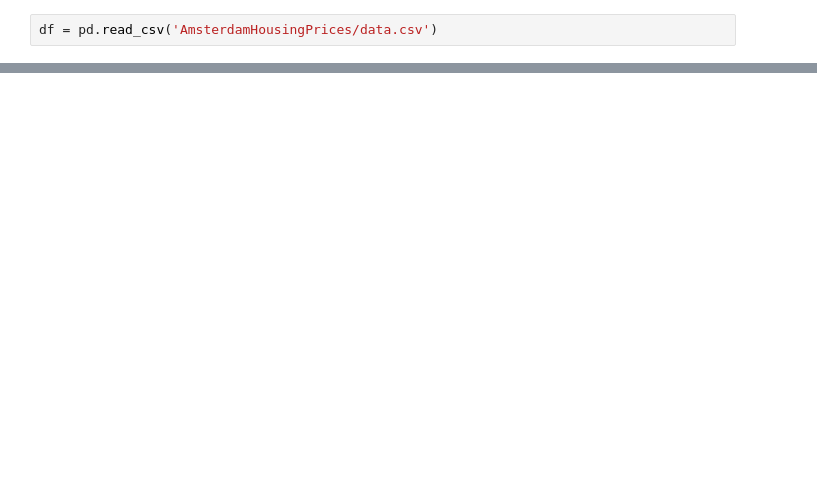
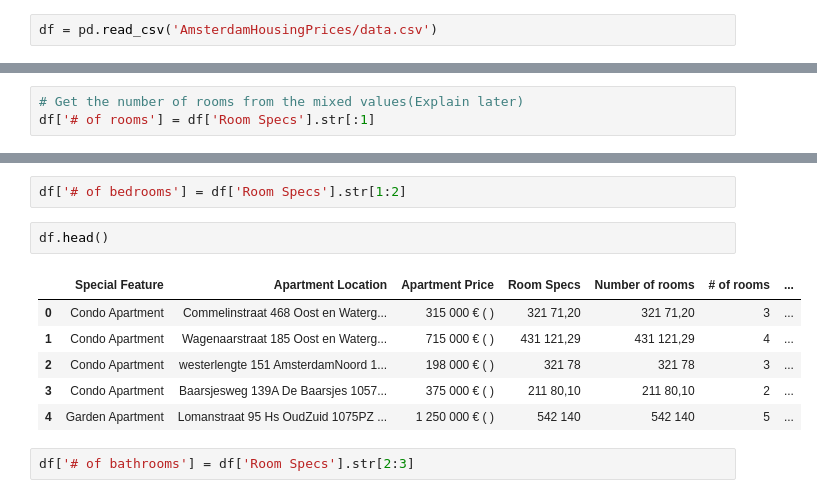
Before and after one commit to Ridge2/Data-Visualization, a Jupyter notebook: AmsterdamHousingData.ipynb, the cells around one changed output, grey strips where cells are left out. Saved outputs shown, nothing was run; the diff lists cells and outputs as text; blank space fills up the shorter version.

```diff
--- a/AmsterdamHousingData.ipynb
+++ b/AmsterdamHousingData.ipynb
@@ -54,0 +56,3 @@ df.head()
+# %%
+# Get the number of rooms from the mixed values(Explain later)
+df['# of rooms'] = df['Room Specs'].str[:1]
@@ -54,0 +68,13 @@ df.head()
+# %%
+df['# of bedrooms'] = df['Room Specs'].str[1:2]
+# %%
+df.head()
+# %% [output]
+|  | Special Feature | Apartment Location | Apartment Price | Room Specs | Number of rooms | # of rooms | ... |
+| 0 | Condo Apartment | Commelinstraat 468 Oost en Waterg... | 315 000 € ( ) | 321 71,20 | 321 71,20 | 3 | ... |
+| 1 | Condo Apartment | Wagenaarstraat 185 Oost en Waterg... | 715 000 € ( ) | 431 121,29 | 431 121,29 | 4 | ... |
+| 2 | Condo Apartment | westerlengte 151 AmsterdamNoord 1... | 198 000 € ( ) | 321 78 | 321 78 | 3 | ... |
+| 3 | Condo Apartment | Baarsjesweg 139A De Baarsjes 1057... | 375 000 € ( ) | 211 80,10 | 211 80,10 | 2 | ... |
+| 4 | Garden Apartment | Lomanstraat 95 Hs OudZuid 1075PZ ... | 1 250 000 € ( ) | 542 140 | 542 140 | 5 | ... |
+# %%
+df['# of bathrooms'] = df['Room Specs'].str[2:3]
```
Also changed, not shown: parts of 26 cells of this notebook, 2 other files.
